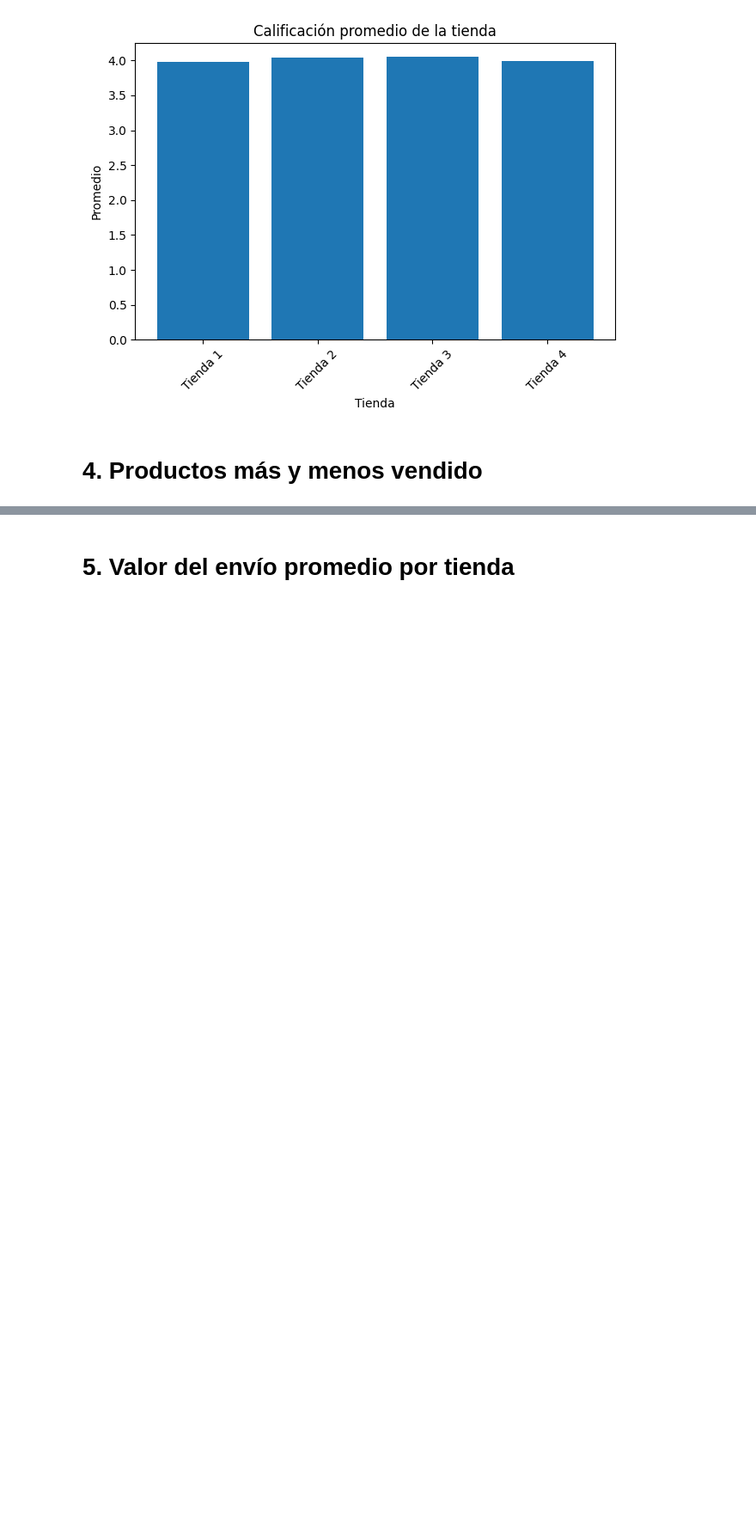
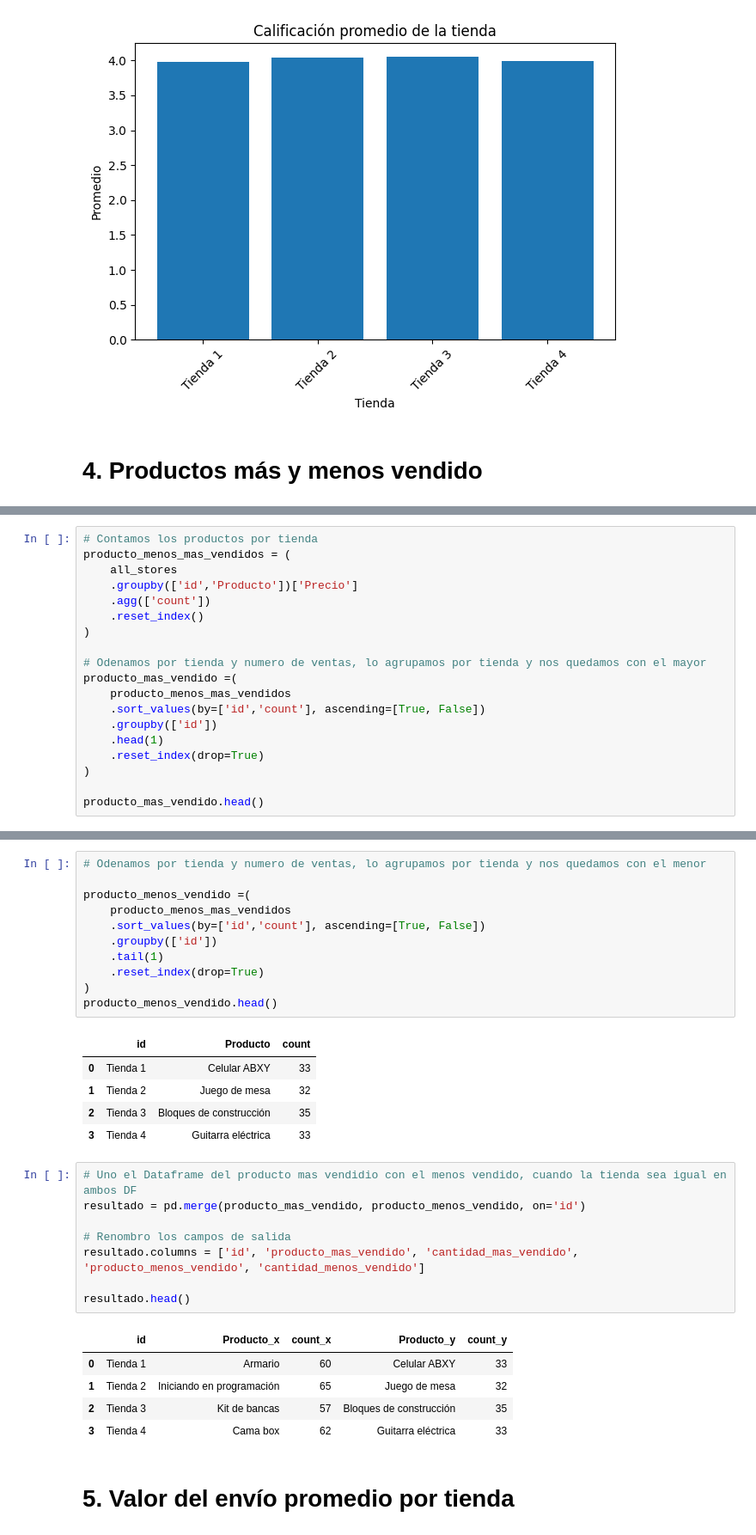
Before and after one commit to Yasna79/Challenge-1-Alura-Stores, a Jupyter notebook: AluraStoreLatam.ipynb, the cells around one changed output, grey strips where cells are left out. Shown at 86% size. Cells and saved outputs as stored; diff of their text form; blank space fills up the shorter version.

```diff
--- a/AluraStoreLatam.ipynb
+++ b/AluraStoreLatam.ipynb
@@ -136,0 +114,19 @@ prd_mion_max.head()
+# %%
+# Contamos los productos por tienda
+producto_menos_mas_vendidos = (
+    all_stores
+    .groupby(['id','Producto'])['Precio']
+    .agg(['count'])
+    .reset_index()
+)
+
+# Odenamos por tienda y numero de ventas, lo agrupamos por tienda y nos quedamos con el mayor
+producto_mas_vendido =(
+    producto_menos_mas_vendidos
+    .sort_values(by=['id','count'], ascending=[True, False])
+    .groupby(['id'])
+    .head(1)
+    .reset_index(drop=True)
+)
+
+producto_mas_vendido.head()
@@ -137,2 +139,33 @@ prd_mion_max.head()
+# %%
+# Odenamos por tienda y numero de ventas, lo agrupamos por tienda y nos quedamos con el menor
+
+producto_menos_vendido =(
+    producto_menos_mas_vendidos
+    .sort_values(by=['id','count'], ascending=[True, False])
+    .groupby(['id'])
+    .tail(1)
+    .reset_index(drop=True)
+)
+producto_menos_vendido.head()
+# %% [output]
+|  | id | Producto | count |
+| 0 | Tienda 1 | Celular ABXY | 33 |
+| 1 | Tienda 2 | Juego de mesa | 32 |
+| 2 | Tienda 3 | Bloques de construcción | 35 |
+| 3 | Tienda 4 | Guitarra eléctrica | 33 |
+# %%
+# Uno el Dataframe del producto mas vendidio con el menos vendido, cuando la tienda sea igual en ambos DF
+resultado = pd.merge(producto_mas_vendido, producto_menos_vendido, on='id')
+
+# Renombro los campos de salida
+resultado.columns = ['id', 'producto_mas_vendido', 'cantidad_mas_vendido', 'producto_menos_vendido', 'cantidad_menos_vendido']
+
+resultado.head()
+# %% [output]
+|  | id | Producto_x | count_x | Producto_y | count_y |
+| 0 | Tienda 1 | Armario | 60 | Celular ABXY | 33 |
+| 1 | Tienda 2 | Iniciando en programación | 65 | Juego de mesa | 32 |
+| 2 | Tienda 3 | Kit de bancas | 57 | Bloques de construcción | 35 |
+| 3 | Tienda 4 | Cama box | 62 | Guitarra eléctrica | 33 |
 # %% [markdown]
 # 5. Valor del envío promedio por tienda
```
Also changed, not shown: parts of 2 cells of this notebook.
